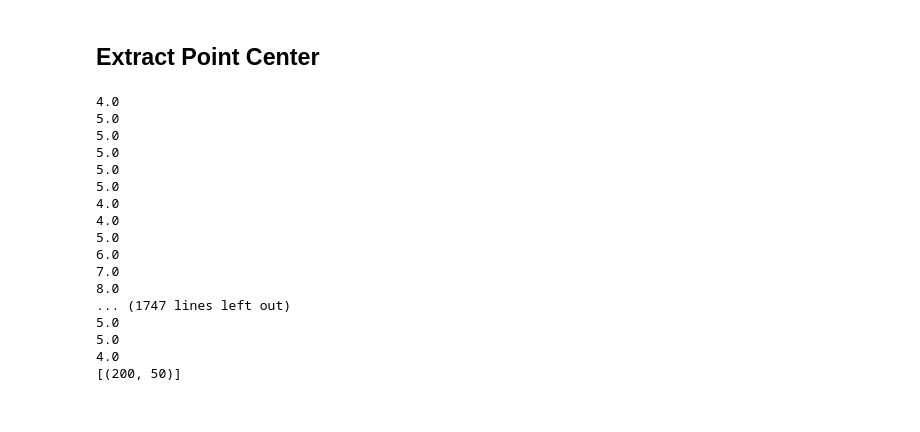
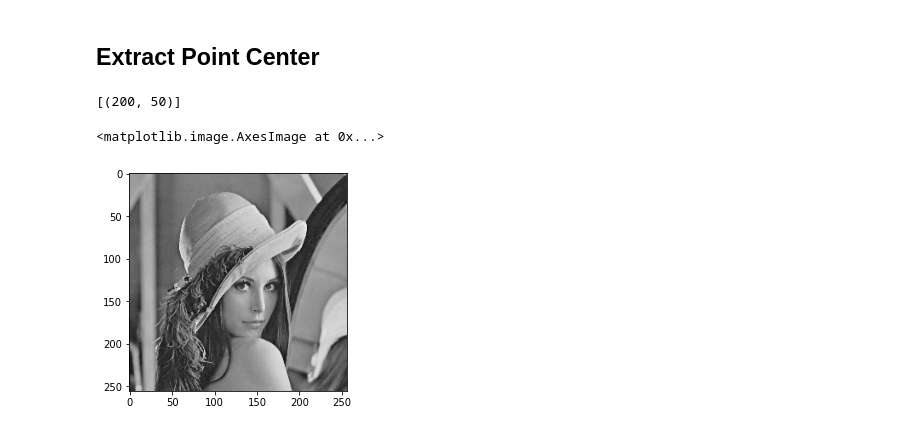
Before and after one commit to 9crusher/homologous_point_gan, a Jupyter notebook: homologous_point_gan/vizualizations.ipynb, the cells around one changed output. Saved outputs shown, nothing was run; the diff lists cells and outputs as text; code cells hidden in the pictures.

```diff
--- a/homologous_point_gan/vizualizations.ipynb
+++ b/homologous_point_gan/vizualizations.ipynb
@@ -35,21 +35,8 @@ print(image_with_point[1, 51, -1])
 ## Extract Point Center
 # %%
 print(extract_gaussian_centers(image_with_point[:, :, -1]))
+plt.imshow(image_with_point[:, :, 0], cmap='gray')
 # %% [output]
-4.0
-5.0
-5.0
-5.0
-5.0
-5.0
-4.0
-4.0
-5.0
-6.0
-7.0
-8.0
-... (1747 lines left out)
-5.0
-5.0
-4.0
 [(200, 50)]
+<matplotlib.image.AxesImage at 0x...>
+[figure, added]
```
Also changed, not shown: parts of 2 cells of this notebook, 11 other files.
